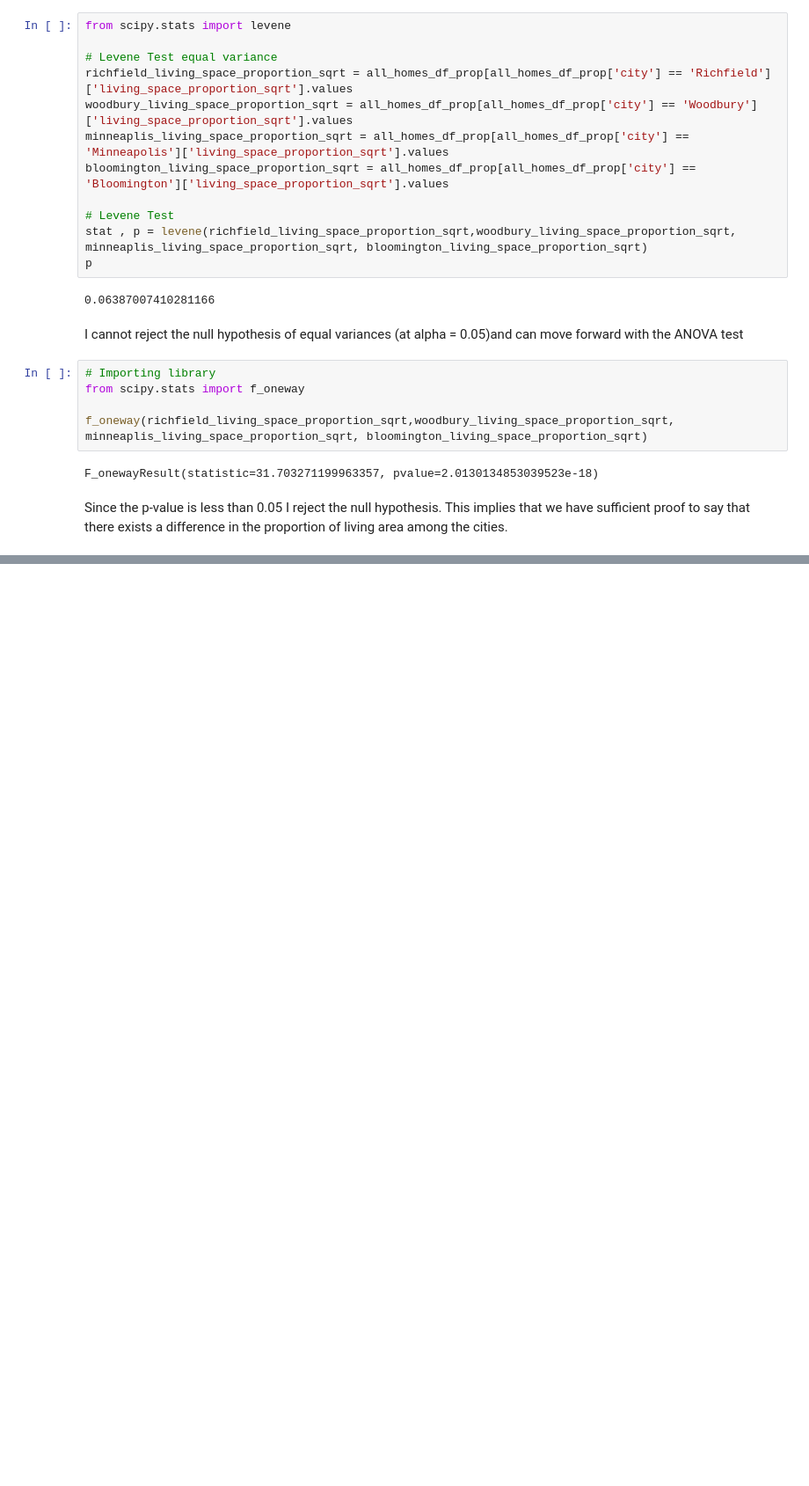
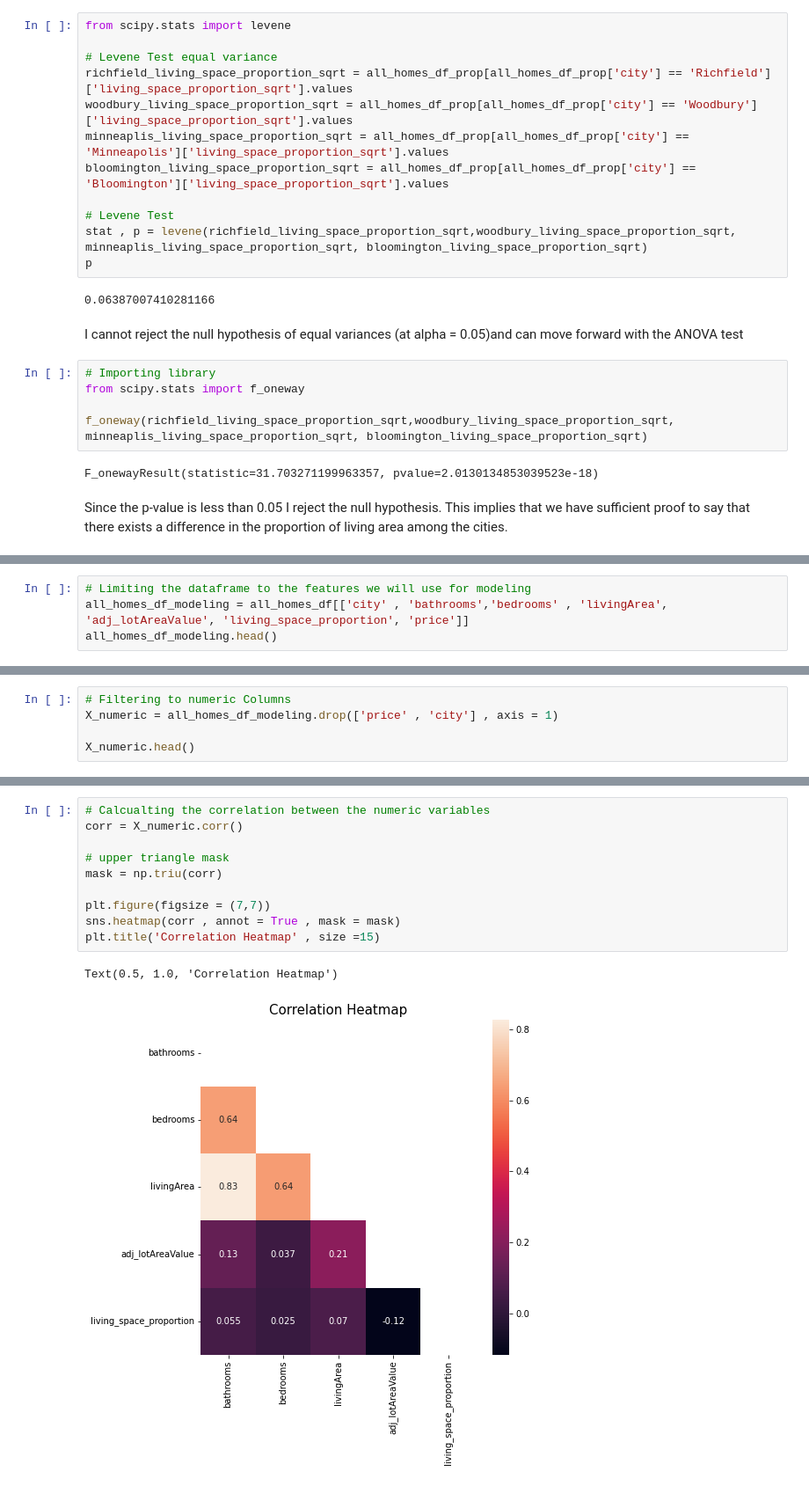
Before and after one commit to salaz055/zillow_analysis, a Jupyter notebook: Analysis of Home Prices in MN.ipynb, the cells around one changed output, grey strips where cells are left out. Shown: that part at 88% size. Drawn from its saved outputs; the diff is of its cells as text; blank space fills up the shorter version.

Commit message:
add in section for predicting house prices

```diff
--- a/Analysis of Home Prices in MN.ipynb
+++ b/Analysis of Home Prices in MN.ipynb
@@ -434,0 +455,4 @@ Since the p-value is less than 0.05 I reject the null hypothesis. This implies t
+# %%
+# Limiting the dataframe to the features we will use for modeling
+all_homes_df_modeling = all_homes_df[['city' , 'bathrooms','bedrooms' , 'livingArea', 'adj_lotAreaValue', 'living_space_proportion', 'price']]
+all_homes_df_modeling.head()
@@ -434,0 +468,5 @@ Since the p-value is less than 0.05 I reject the null hypothesis. This implies t
+# %%
+# Filtering to numeric Columns
+X_numeric = all_homes_df_modeling.drop(['price' , 'city'] , axis = 1)
+
+X_numeric.head()
@@ -434,0 +480,13 @@ Since the p-value is less than 0.05 I reject the null hypothesis. This implies t
+# %%
+# Calcualting the correlation between the numeric variables
+corr = X_numeric.corr()
+
+# upper triangle mask
+mask = np.triu(corr)
+
+plt.figure(figsize = (7,7))
+sns.heatmap(corr , annot = True , mask = mask)
+plt.title('Correlation Heatmap' , size =15)
+# %% [output]
+Text(0.5, 1.0, 'Correlation Heatmap')
+[figure, added]
```
Also changed, not shown: parts of 53 cells of this notebook.
